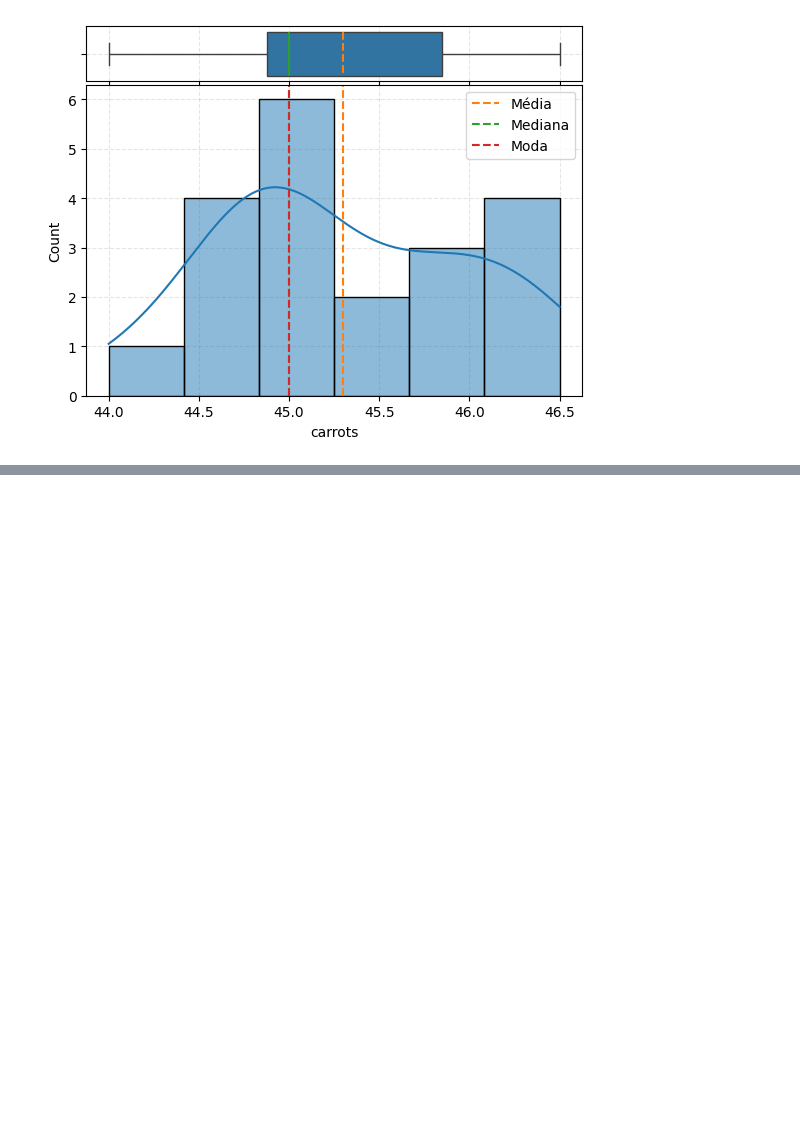
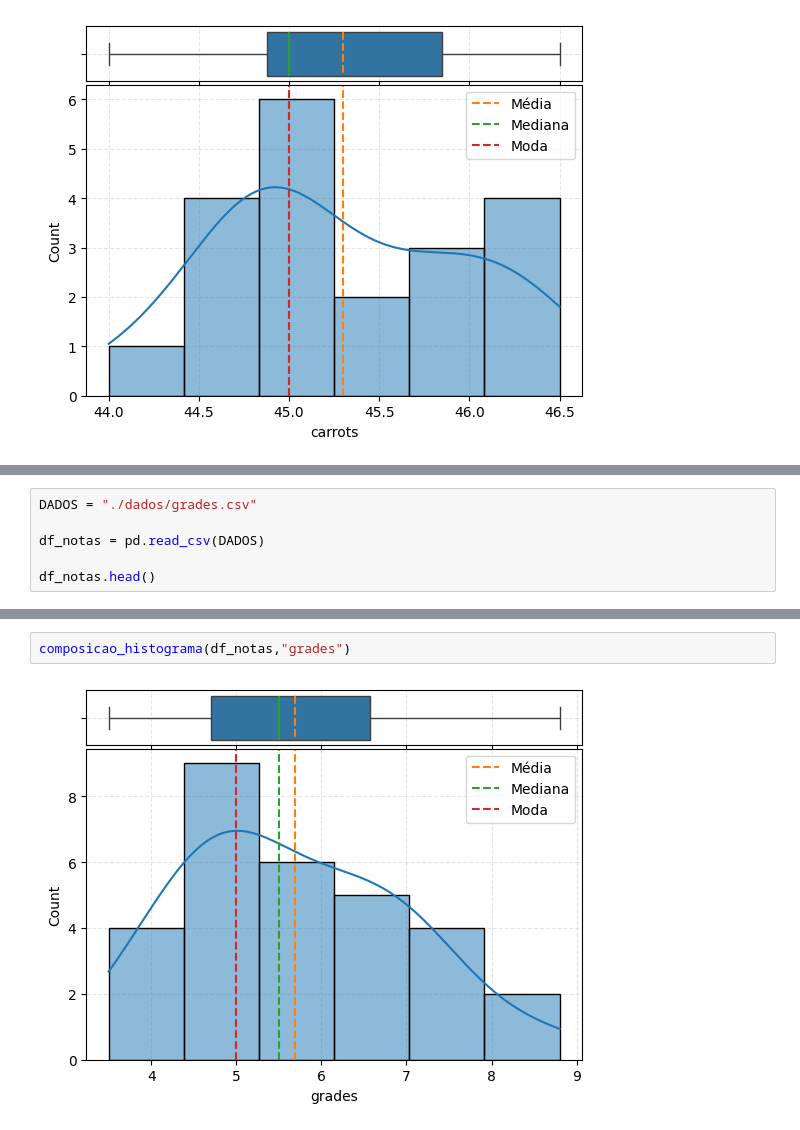
Before and after one commit to kiwsley/ciencia_de_dados, a Jupyter notebook: estatisticas/outliers_boxplots_inicio.ipynb, the cells around one changed output, grey strips where cells are left out. Saved outputs shown, nothing was run; the diff lists cells and outputs as text; blank space fills up the shorter version.

```diff
--- a/estatisticas/outliers_boxplots_inicio.ipynb
+++ b/estatisticas/outliers_boxplots_inicio.ipynb
@@ -438,0 +445,6 @@ plt.show()
+# %%
+DADOS = "./dados/grades.csv"
+
+df_notas = pd.read_csv(DADOS)
+
+df_notas.head()
@@ -438,0 +458,4 @@ plt.show()
+# %%
+composicao_histograma(df_notas,"grades")
+# %% [output]
+[figure, added]
```
Also changed, not shown: parts of 2 cells of this notebook, 1 other file.
